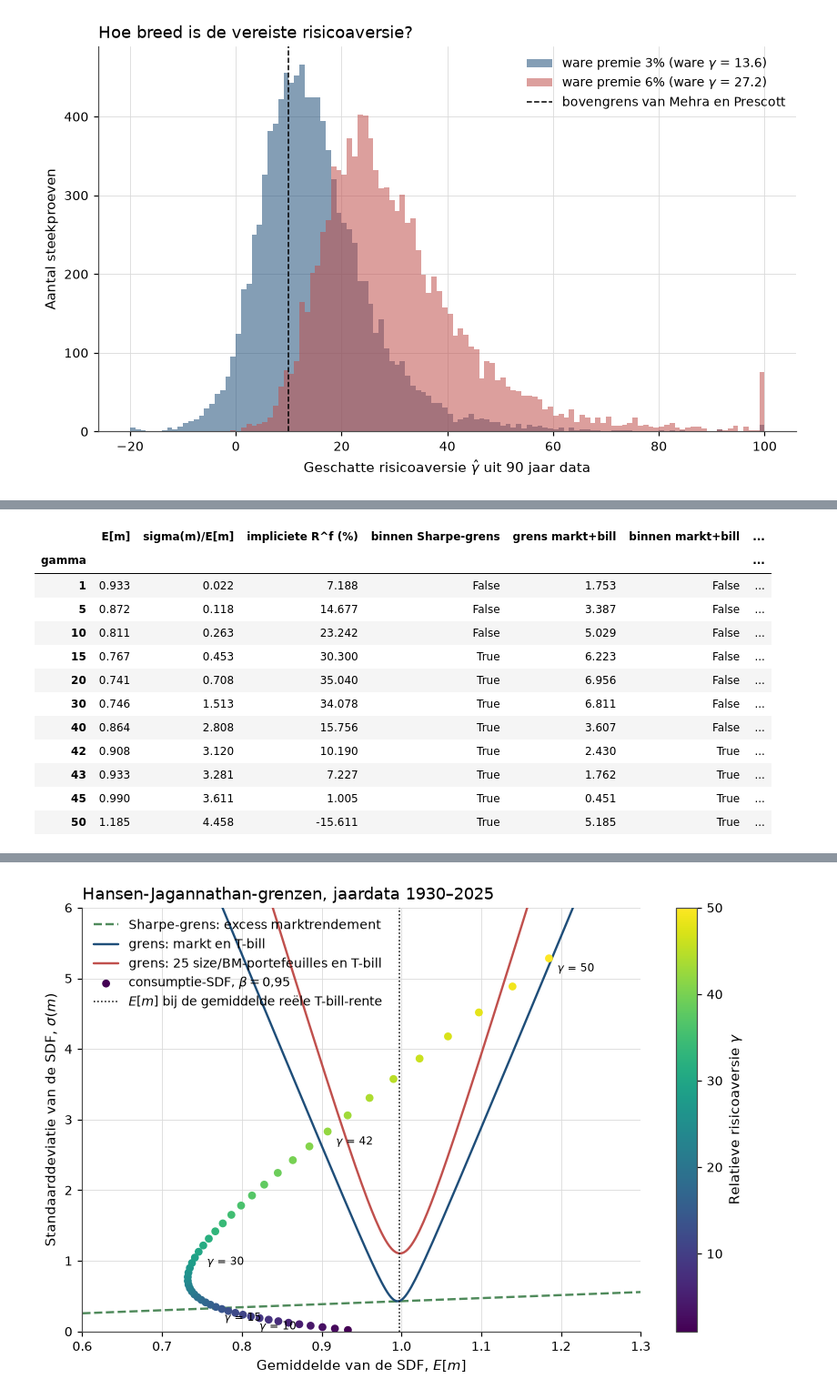
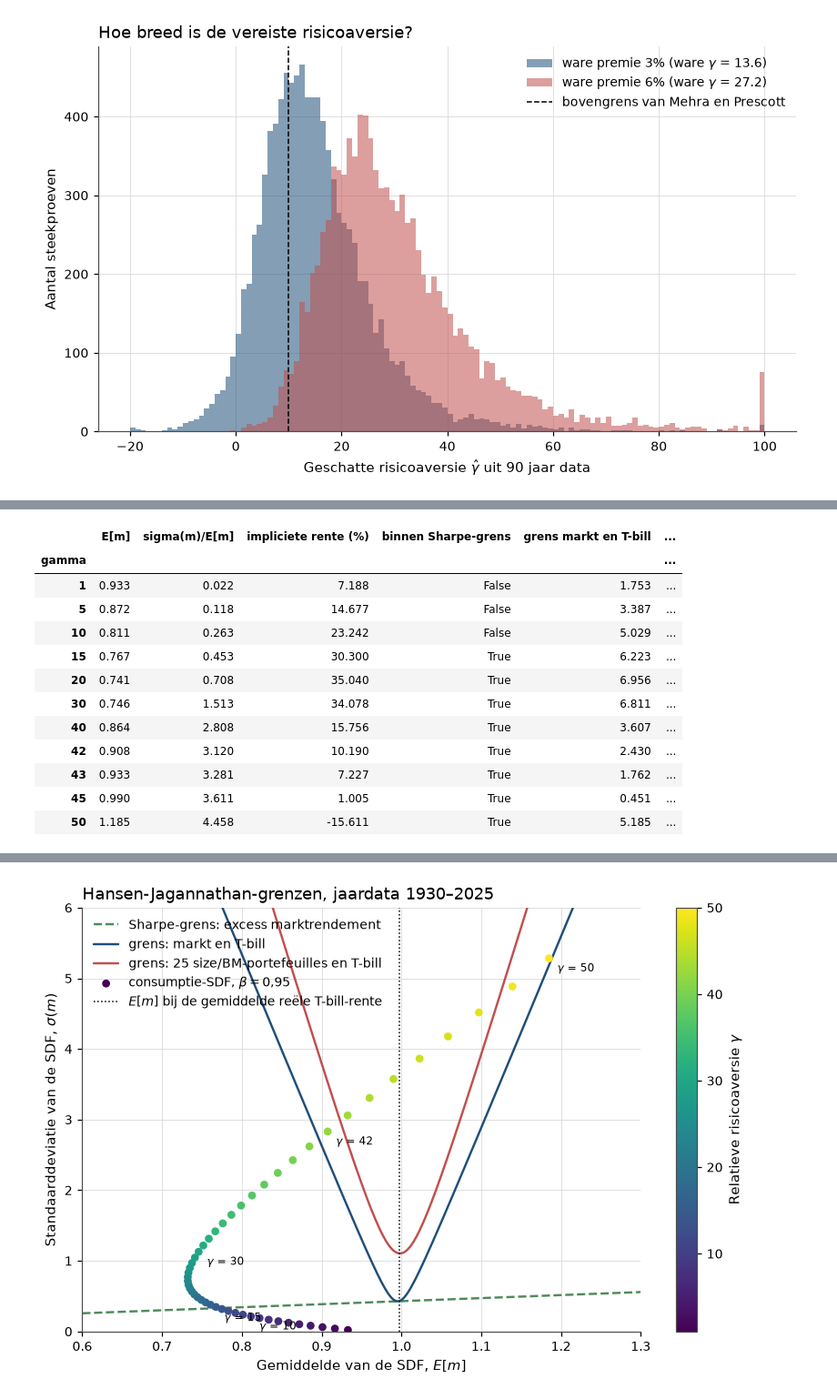
Before and after one commit to MaartenN14/history-asset-pricing, a Jupyter notebook: lectures/03_13_equity_premium_puzzle.ipynb, the cells around one changed output, grey strips where cells are left out. Shown at 91% size. Saved outputs shown, nothing was run; the diff lists cells and outputs as text; code cells hidden in the pictures.

```diff
--- a/lectures/03_13_equity_premium_puzzle.ipynb
+++ b/lectures/03_13_equity_premium_puzzle.ipynb
@@ -611,8 +724,10 @@ for premium_true in (0.03, 0.06):
         "ware gamma": premium_true / cov_true,
         "premie 2.5%": 100 * np.percentile(premium_hat, 2.5),
         "premie 97.5%": 100 * np.percentile(premium_hat, 97.5),
-        "gamma-dak 2.5%": q[0], "gamma-dak mediaan": q[1], "gamma-dak 97.5%": q[2],
-        "P(gamma-dak <= 10)": np.mean(gamma_hat <= 10),
+        "geschatte gamma 2.5%": q[0], "geschatte gamma mediaan": q[1], "geschatte gamma 97.5%": q[2],
+        "kans geschatte gamma <= 10": np.mean(gamma_hat <= 10),
+        "relatieve spreiding premie": premium_hat.std() / premium_true,
+        "relatieve spreiding covariantie": cov_hat.std() / cov_true,
     }
 pd.DataFrame(sim_rows).T.round(3)
 # %% [output]
@@ -781,12 +895,13 @@ for label, frame in {"1929-1978": joint.loc[:1978], f"1929-{joint.index[-1]}": j
     cov = np.cov(dc, ex)[0, 1]
     rows_c[label] = {
         "jaren": len(frame),
-        "gem. groei (%)": 100 * dc.mean(), "std. groei (%)": 100 * dc.std(), "autocorr. groei": dc.autocorr(),
-        "corr(groei, premie)": dc.corr(ex),
+        "gemiddelde groei (%)": 100 * dc.mean(), "standaarddeviatie groei (%)": 100 * dc.std(),
+        "autocorrelatie groei": dc.autocorr(), "correlatie groei en premie": dc.corr(ex),
         "RRA(1) = premie/cov": ex.mean() / cov,
         "RRA(2) = premie/(sd sd)": ex.mean() / (dc.std() * ex.std()),
     }
-rows_c["MP 1985, 1889-1978"] = {"jaren": 90, "gem. groei (%)": 1.83, "std. groei (%)": 3.57,
-                               "autocorr. groei": -0.14}
+rows_c["Mehra-Prescott 1985, 1889-1978"] = {"jaren": 90, "gemiddelde groei (%)": 1.83,
+                                           "standaarddeviatie groei (%)": 3.57,
+                                           "autocorrelatie groei": -0.14}
 pd.DataFrame(rows_c).T.round(3)
 # %% [output]
@@ -813,33 +965,4 @@ plus T-bill en voor de 25 portefeuilles plus T-bill.
 # %%
-ff3 = hap_data.french("F-F_Research_Data_Factors")
-ff25 = hap_data.french("25_Portfolios_5x5")
-
-
-def calendar_year(frame):
-    return (1 + frame).groupby(frame.index.year).prod()
-
-
-dec_cpi = shiller["cpi"][shiller.index.month == 12]
-dec_cpi.index = dec_cpi.index.year
-hj_data = pd.concat(
-    [
-        (real_cons / real_cons.shift(1)).rename("gc"),
-        (dec_cpi / dec_cpi.shift(1)).rename("infl"),
-        calendar_year(ff3[["RF"]]),
-        calendar_year((ff3["Mkt-RF"] + ff3["RF"]).rename("Mkt")),
-        calendar_year(ff25),
-    ],
-    axis=1,
-).loc[1930:].dropna()
-
-real_gross = hj_data.drop(columns=["gc", "infl"]).div(hj_data["infl"], axis=0)   # gross real returns
-market_bill = real_gross[["Mkt", "RF"]]
-ff25_bill = real_gross.drop(columns="Mkt")
-excess_mkt = real_gross["Mkt"] - real_gross["RF"]
-sharpe_mkt = excess_mkt.mean() / excess_mkt.std()
-print(f"{hj_data.index[0]}-{hj_data.index[-1]}, {len(hj_data)} jaar; Sharpe-ratio markt = {sharpe_mkt:.3f}, "
-      f"gem. reële T-bill = {100 * (real_gross['RF'].mean() - 1):.2f}%")
-
 beta_hj = 0.95
 gamma_hj = np.arange(1, 51)
 sdf = np.array([beta_hj * hj_data["gc"] ** (-g) for g in gamma_hj])
@@ -848,15 +971,15 @@ bound_mkt = hap.stats.hansen_jagannathan_bound(market_bill, mean_m)["sigma_m_min
 bound_25 = hap.stats.hansen_jagannathan_bound(ff25_bill, mean_m)["sigma_m_min"].to_numpy()
 
 sdf_table = pd.DataFrame(
-    {"E[m]": mean_m, "sigma(m)/E[m]": sd_m / mean_m, "impliciete R^f (%)": 100 * (1 / mean_m - 1),
+    {"E[m]": mean_m, "sigma(m)/E[m]": sd_m / mean_m, "impliciete rente (%)": 100 * (1 / mean_m - 1),
      "binnen Sharpe-grens": sd_m / mean_m >= sharpe_mkt,
-     "grens markt+bill": bound_mkt, "binnen markt+bill": sd_m >= bound_mkt,
-     "grens 25+bill": bound_25, "binnen 25+bill": sd_m >= bound_25},
+     "grens markt en T-bill": bound_mkt, "binnen grens markt en T-bill": sd_m >= bound_mkt,
+     "grens 25 en T-bill": bound_25, "binnen grens 25 en T-bill": sd_m >= bound_25},
     index=pd.Index(gamma_hj, name="gamma"),
 )
 first_sharpe = gamma_hj[sdf_table["binnen Sharpe-grens"].to_numpy()].min()
-first_mkt = gamma_hj[sdf_table["binnen markt+bill"].to_numpy()].min()
-first_25 = gamma_hj[sdf_table["binnen 25+bill"].to_numpy()].min()
+first_mkt = gamma_hj[sdf_table["binnen grens markt en T-bill"].to_numpy()].min()
+first_25 = gamma_hj[sdf_table["binnen grens 25 en T-bill"].to_numpy()].min()
 print(f"eerste gamma binnen de grens: Sharpe {first_sharpe}, markt + T-bill {first_mkt}, "
       f"25 portefeuilles + T-bill {first_25}")
 sdf_table.loc[[1, 5, 10, 15, 20, 30, 40, 42, 43, 45, 50]].round(3)
@@ -865,14 +987,14 @@ sdf_table.loc[[1, 5, 10, 15, 20, 30, 40, 42, 43, 45, 50]].round(3)
 eerste gamma binnen de grens: Sharpe 15, markt + T-bill 42, 25 portefeuilles + T-bill 43
-|  | E[m] | sigma(m)/E[m] | impliciete R^f (%) | binnen Sharpe-grens | grens markt+bill | binnen markt+bill | ... |
-| gamma |  |  |  |  |  |  | ... |
-| 1 | 0.933 | 0.022 | 7.188 | False | 1.753 | False | ... |
-| 5 | 0.872 | 0.118 | 14.677 | False | 3.387 | False | ... |
-| 10 | 0.811 | 0.263 | 23.242 | False | 5.029 | False | ... |
-| 15 | 0.767 | 0.453 | 30.300 | True | 6.223 | False | ... |
-| 20 | 0.741 | 0.708 | 35.040 | True | 6.956 | False | ... |
-| 30 | 0.746 | 1.513 | 34.078 | True | 6.811 | False | ... |
-| 40 | 0.864 | 2.808 | 15.756 | True | 3.607 | False | ... |
-| 42 | 0.908 | 3.120 | 10.190 | True | 2.430 | True | ... |
-| 43 | 0.933 | 3.281 | 7.227 | True | 1.762 | True | ... |
-| 45 | 0.990 | 3.611 | 1.005 | True | 0.451 | True | ... |
-| 50 | 1.185 | 4.458 | -15.611 | True | 5.185 | True | ... |
+|  | E[m] | sigma(m)/E[m] | impliciete rente (%) | binnen Sharpe-grens | grens markt en T-bill | ... |
+| gamma |  |  |  |  |  | ... |
+| 1 | 0.933 | 0.022 | 7.188 | False | 1.753 | ... |
+| 5 | 0.872 | 0.118 | 14.677 | False | 3.387 | ... |
+| 10 | 0.811 | 0.263 | 23.242 | False | 5.029 | ... |
+| 15 | 0.767 | 0.453 | 30.300 | True | 6.223 | ... |
+| 20 | 0.741 | 0.708 | 35.040 | True | 6.956 | ... |
+| 30 | 0.746 | 1.513 | 34.078 | True | 6.811 | ... |
+| 40 | 0.864 | 2.808 | 15.756 | True | 3.607 | ... |
+| 42 | 0.908 | 3.120 | 10.190 | True | 2.430 | ... |
+| 43 | 0.933 | 3.281 | 7.227 | True | 1.762 | ... |
+| 45 | 0.990 | 3.611 | 1.005 | True | 0.451 | ... |
+| 50 | 1.185 | 4.458 | -15.611 | True | 5.185 | ... |
```
Also changed, not shown: parts of 46 cells of this notebook, 4 other files.
